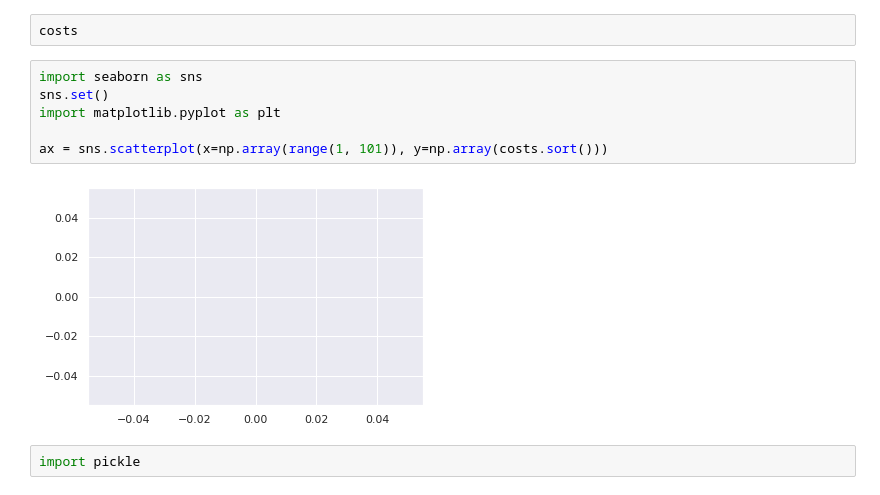
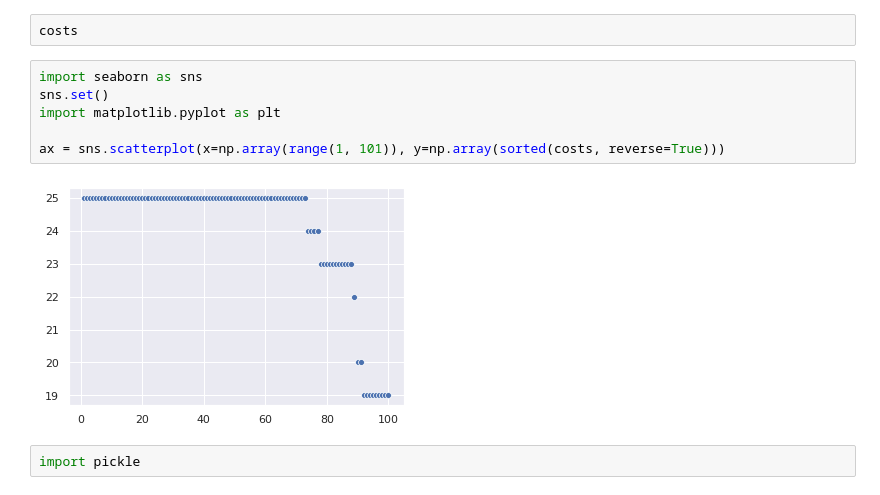
Before and after one commit to JavierArredondo/min-cost-flow, a Jupyter notebook: notebooks/read_files.ipynb, the cells around one changed output. Cells and saved outputs as stored; diff of their text form.

```diff
--- a/notebooks/read_files.ipynb
+++ b/notebooks/read_files.ipynb
@@ -164,11 +164,11 @@ costs
 # %%
 import seaborn as sns
 sns.set()
 import matplotlib.pyplot as plt
 
-ax = sns.scatterplot(x=np.array(range(1, 101)), y=np.array(costs.sort()))
+ax = sns.scatterplot(x=np.array(range(1, 101)), y=np.array(sorted(costs, reverse=True)))
 # %% [output]
-[figure, old version]
+[figure, new version]
 # %%
 import pickle
 # %%
```
Also changed, not shown: 10 other files.
